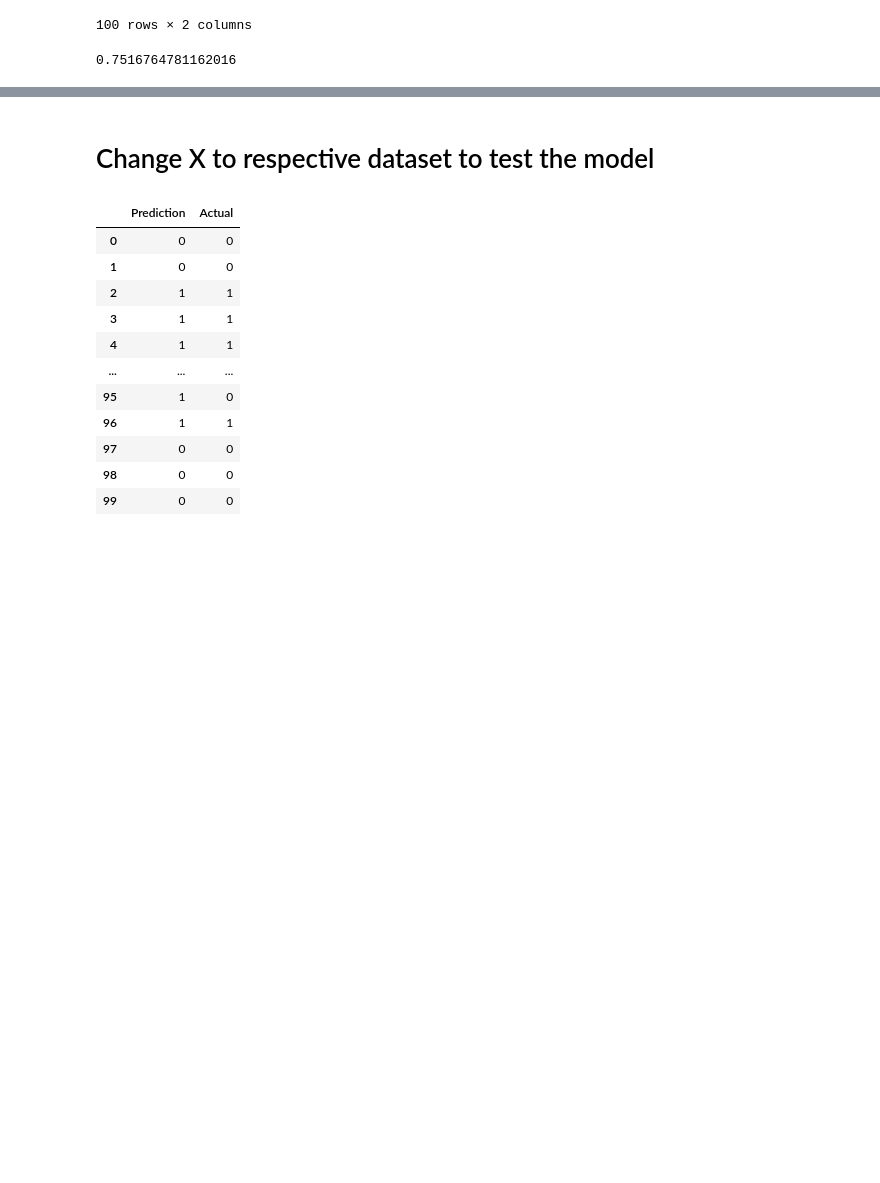
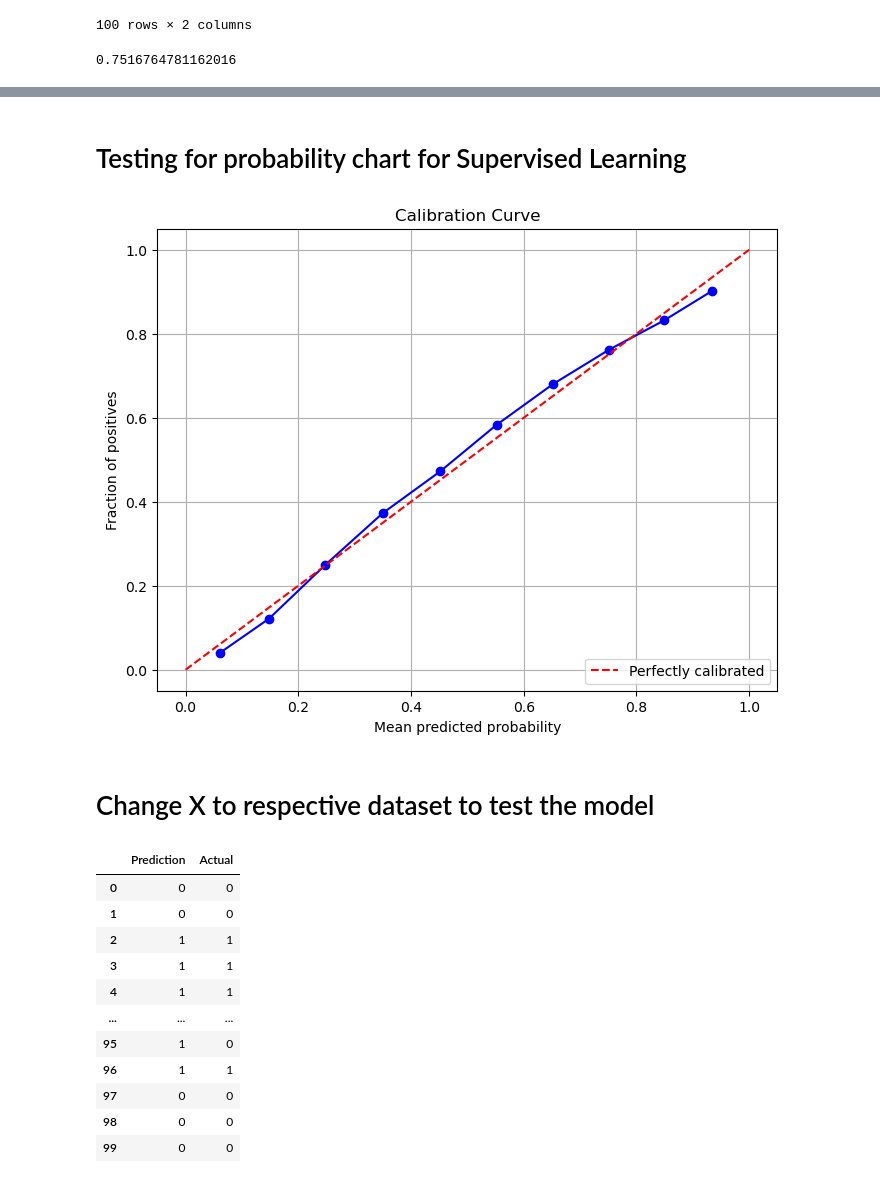
Before and after one commit to shengzhiluo000/Project_4_Group_9, a Jupyter notebook: Project 4 Analysis - Supervised Learning.ipynb, the cells around one changed output, grey strips where cells are left out. Cells and saved outputs as stored; diff of their text form; code cells hidden in the pictures; blank space fills up the shorter version.

```diff
--- a/Project 4 Analysis - Supervised Learning.ipynb
+++ b/Project 4 Analysis - Supervised Learning.ipynb
@@ -175,3 +210,21 @@ weighted avg       0.75      0.75      0.75     19535
+# %% [markdown]
+# Testing for probability chart for Supervised Learning
+# %%
+y_proba = classifier.predict_proba(X_test)[:, 1]
+# %%
+prob_true, prob_pred = calibration_curve(y_test, y_proba, n_bins=10)
+# %%
+plt.figure(figsize=(8, 6))
+plt.plot(prob_pred, prob_true, marker='o', linestyle='-', color='b')
+plt.plot([0, 1], [0, 1], linestyle='--', color='r', label='Perfectly calibrated')
+plt.xlabel('Mean predicted probability')
+plt.ylabel('Fraction of positives')
+plt.title('Calibration Curve')
+plt.legend(loc='lower right')
+plt.grid(True)
+plt.show()
+# %% [output]
+[figure, added]
 # %% [markdown]
 # Change X to respective dataset to test the model
 # %%
```
Also changed, not shown: parts of 19 cells of this notebook, 19 other files.
